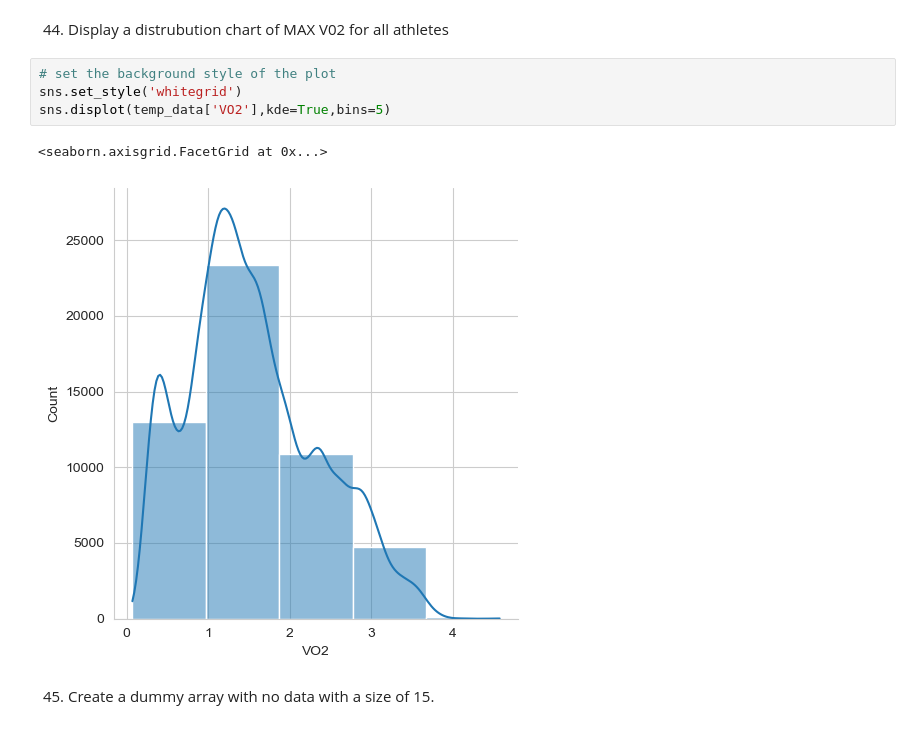
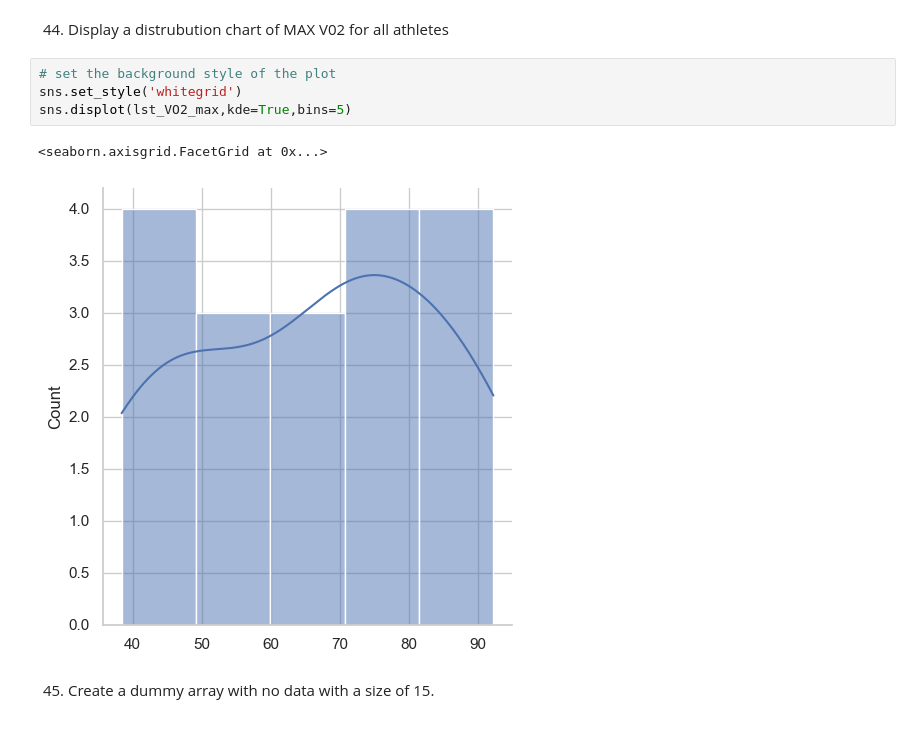
Before and after one commit to Sujithra-Emmanuel/PyMinds_Aug2024, a Jupyter notebook: Python_Hackathon_Aug2024_41to60.ipynb, the cells around one changed output. Saved outputs shown, nothing was run; the diff lists cells and outputs as text.

```diff
--- a/Python_Hackathon_Aug2024_41to60.ipynb
+++ b/Python_Hackathon_Aug2024_41to60.ipynb
@@ -54,10 +67,10 @@ triathlon  2.0  NaN  NaN  NaN  NaN  NaN  NaN
 # %%
 # set the background style of the plot
 sns.set_style('whitegrid')
-sns.displot(temp_data['VO2'],kde=True,bins=5)
+sns.displot(lst_VO2_max,kde=True,bins=5)
 # %% [output]
 <seaborn.axisgrid.FacetGrid at 0x...>
-[figure, old version]
+[figure, new version]
 # %% [markdown]
 45. Create a dummy array with no data with a size of 15.
 # %%
```
Also changed, not shown: parts of 23 cells of this notebook.
